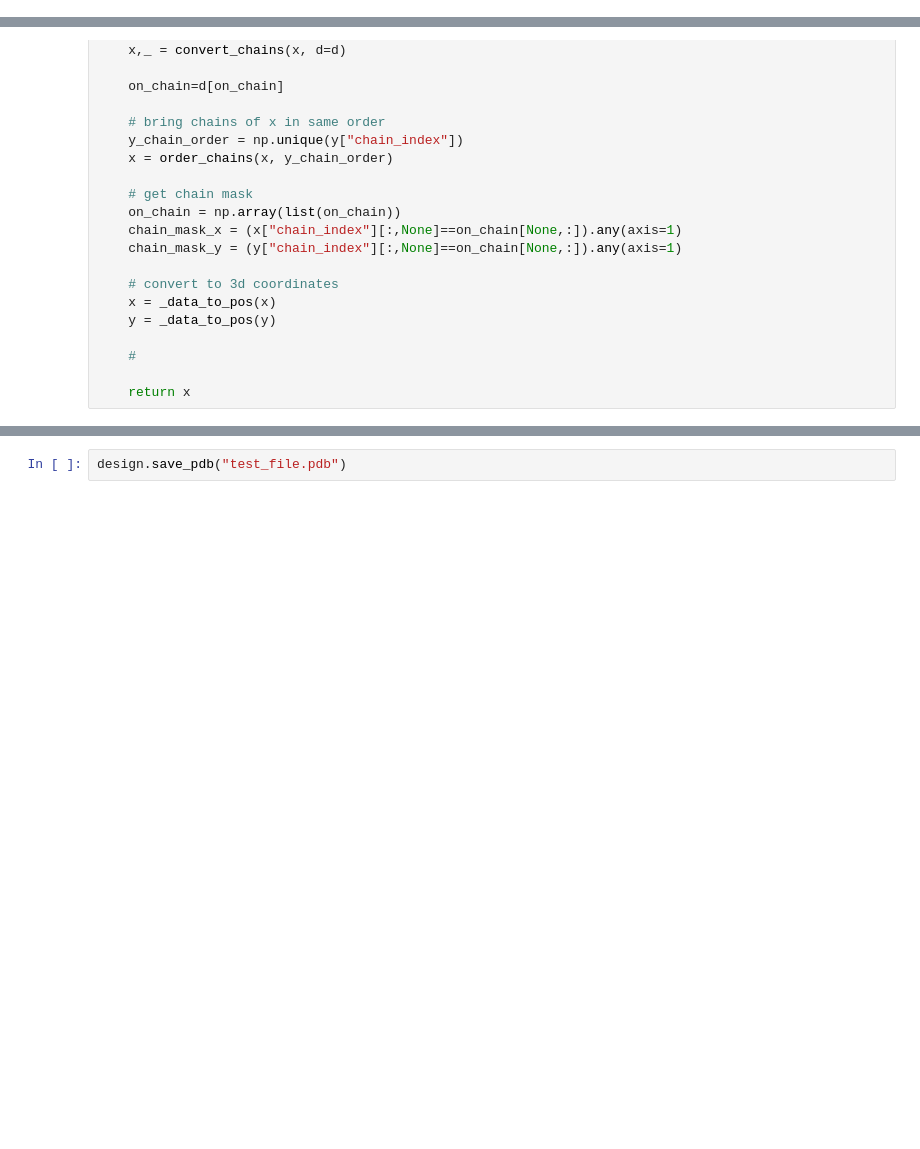
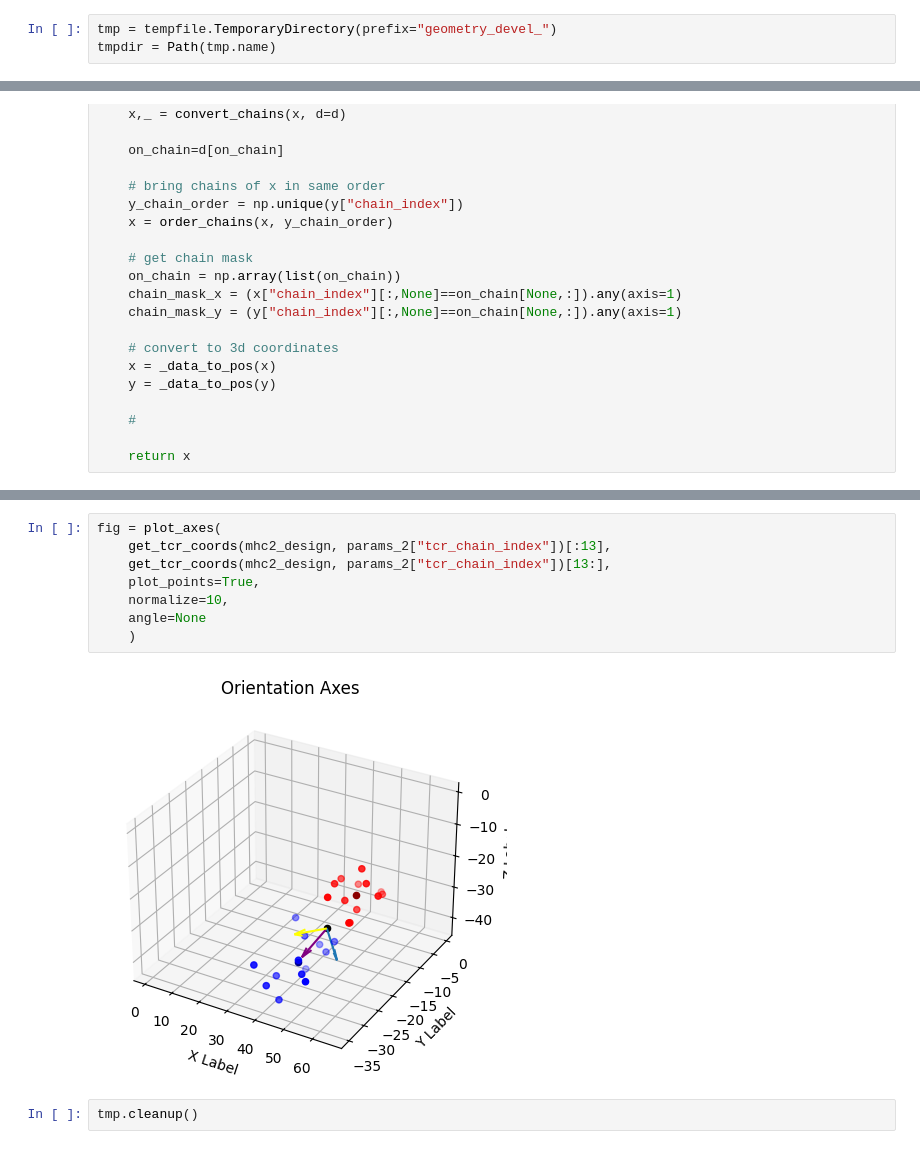
Before and after one commit to NTBiotech/flexcraft, a Jupyter notebook: notebooks/adapt/geometry_devel.ipynb, the cells around one changed output, grey strips where cells are left out. Cells and saved outputs as stored; diff of their text form; blank space fills up the shorter version.

```diff
--- a/notebooks/adapt/geometry_devel.ipynb
+++ b/notebooks/adapt/geometry_devel.ipynb
@@ -10,3 +17,6 @@ import anarci
+# %%
+tmp = tempfile.TemporaryDirectory(prefix="geometry_devel_")
+tmpdir = Path(tmp.name)
 # %%
 def _data_to_pos(x):
     if hasattr(x, "to_data"):
@@ -187,2 +279,12 @@ Classified chains [0 1] as MHC/antigen chains
+# %%
+fig = plot_axes(
+    get_tcr_coords(mhc2_design, params_2["tcr_chain_index"])[:13],
+    get_tcr_coords(mhc2_design, params_2["tcr_chain_index"])[13:],
+    plot_points=True,
+    normalize=10,
+    angle=None
+    )
+# %% [output]
+[figure, added]
 # %%
-design.save_pdb("test_file.pdb")
+tmp.cleanup()
```
Also changed, not shown: parts of 9 cells of this notebook, 2 other files.
